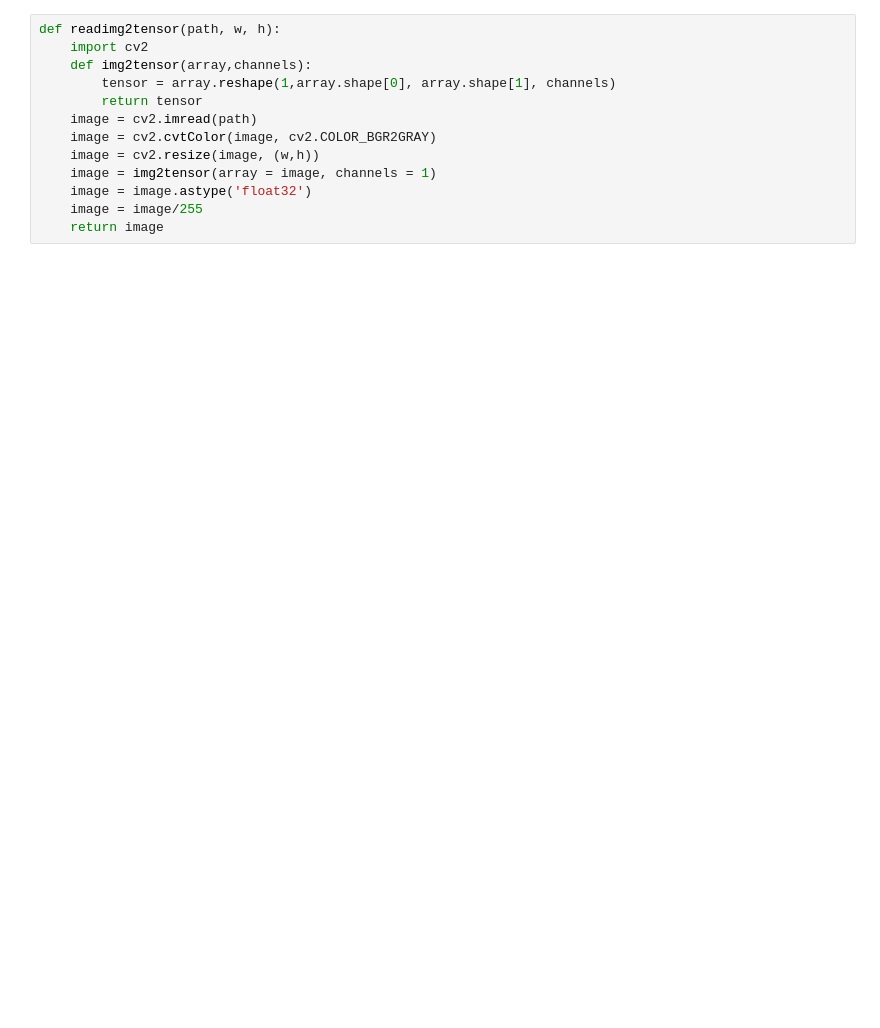
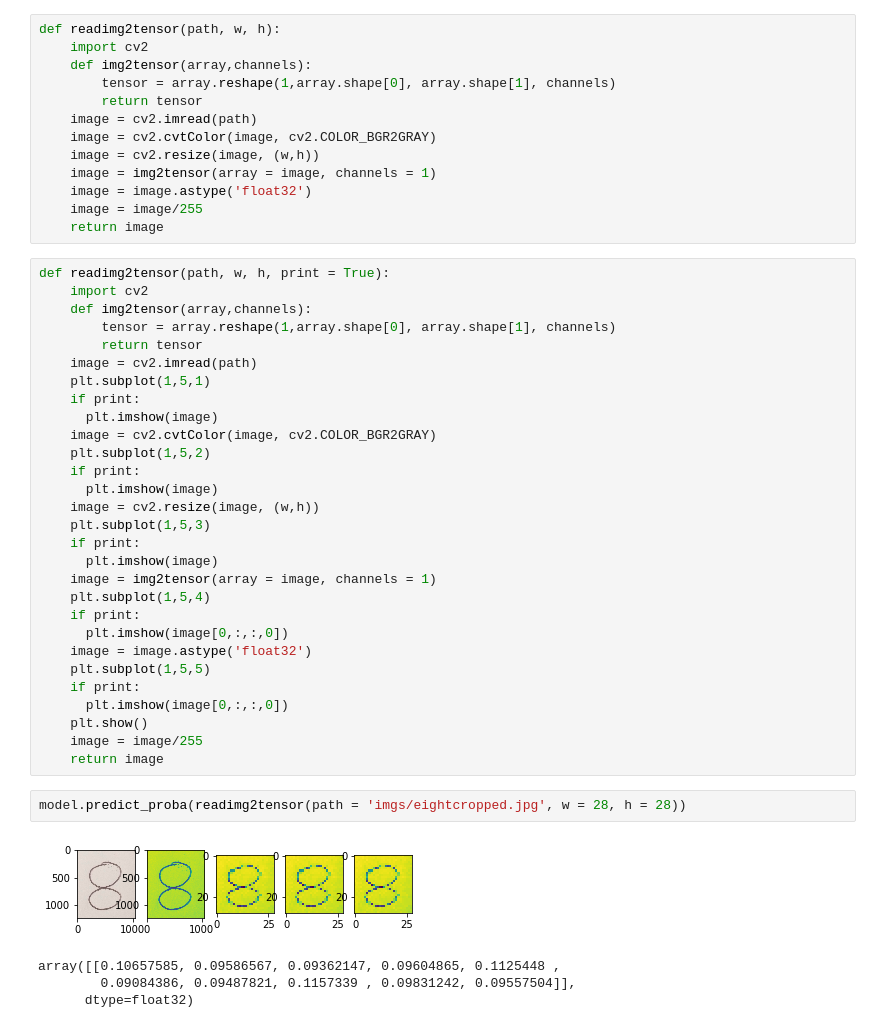
Before and after one commit to vitorpbarbosa7/DL_Python, a Jupyter notebook: S9_MNIST/MNIST_v3.ipynb, the cells around one changed output. Saved outputs shown, nothing was run; the diff lists cells and outputs as text; blank space fills up the shorter version.

```diff
--- a/S9_MNIST/MNIST_v3.ipynb
+++ b/S9_MNIST/MNIST_v3.ipynb
@@ -288,4 +290,40 @@ def readimg2tensor(path, w, h):
     image = image.astype('float32')
     image = image/255
     return image
+# %%
+def readimg2tensor(path, w, h, print = True):
+    import cv2
+    def img2tensor(array,channels):
+        tensor = array.reshape(1,array.shape[0], array.shape[1], channels)
+        return tensor
+    image = cv2.imread(path)
+    plt.subplot(1,5,1)
+    if print:
+      plt.imshow(image)
+    image = cv2.cvtColor(image, cv2.COLOR_BGR2GRAY)
+    plt.subplot(1,5,2)
+    if print:
+      plt.imshow(image)
+    image = cv2.resize(image, (w,h))
+    plt.subplot(1,5,3)
+    if print:
+      plt.imshow(image)
+    image = img2tensor(array = image, channels = 1)
+    plt.subplot(1,5,4)
+    if print:
+      plt.imshow(image[0,:,:,0])
+    image = image.astype('float32')
+    plt.subplot(1,5,5)
+    if print:
+      plt.imshow(image[0,:,:,0])
+    plt.show()
+    image = image/255
+    return image
+# %%
+model.predict_proba(readimg2tensor(path = 'imgs/eightcropped.jpg', w = 28, h = 28))
+# %% [output]
+[figure, added]
+array([[0.10657585, 0.09586567, 0.09362147, 0.09604865, 0.1125448 ,
+        0.09084386, 0.09487821, 0.1157339 , 0.09831242, 0.09557504]],
+      dtype=float32)
 # %%
```
Also changed, not shown: parts of 8 cells of this notebook, 8 other files.
